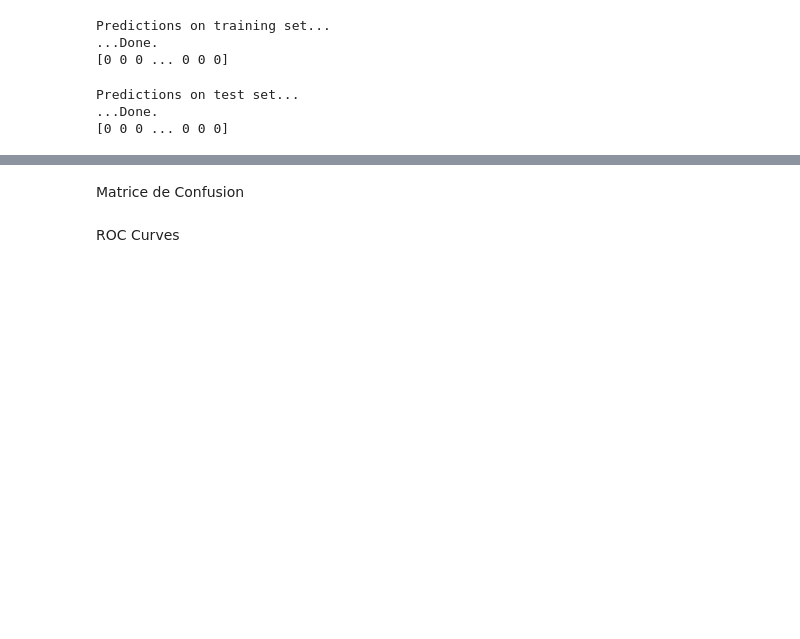
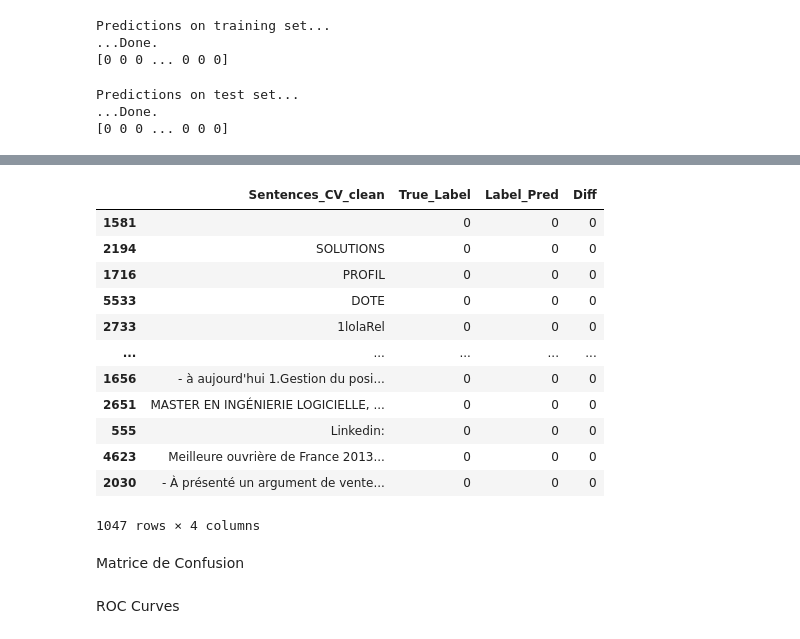
Before and after one commit to DanyNgn/Projet_BlindCV, a Jupyter notebook: Part_9_Code_BlindCV_Model_Random_Forest.ipynb, the cells around one changed output, grey strips where cells are left out. Drawn from its saved outputs; the diff is of its cells as text; code cells hidden in the pictures; blank space fills up the shorter version.

```diff
--- a/Part_9_Code_BlindCV_Model_Random_Forest.ipynb
+++ b/Part_9_Code_BlindCV_Model_Random_Forest.ipynb
@@ -301,0 +364,27 @@ f1-score on test set :  0.6666666666666665
+# %%
+def final_output(dataset_pred):
+    output = ""
+    for index, row in dataset_pred.iterrows():
+        if row["True_Label"] == 1:
+            output = output + row["Sentences_CV_clean"] + "\n"
+            dataset_pred.drop(index, inplace=True)
+
+    return dataset_pred
+# %%
+dataset_final = final_output(dataset_pred)
+# %%
+dataset_final
+# %% [output]
+|  | Sentences_CV_clean | True_Label | Label_Pred | Diff |
+| 1581 |  | 0 | 0 | 0 |
+| 2194 | SOLUTIONS | 0 | 0 | 0 |
+| 1716 | PROFIL | 0 | 0 | 0 |
+| 5533 | DOTE | 0 | 0 | 0 |
+| 2733 | 1lolaRel | 0 | 0 | 0 |
+| ... | ... | ... | ... | ... |
+| 1656 | - à aujourd'hui 1.Gestion du posi... | 0 | 0 | 0 |
+| 2651 | MASTER EN INGÉNIERIE LOGICIELLE, ... | 0 | 0 | 0 |
+| 555 | Linkedin: | 0 | 0 | 0 |
+| 4623 | Meilleure ouvrière de France 2013... | 0 | 0 | 0 |
+| 2030 | - À présenté un argument de vente... | 0 | 0 | 0 |
+1047 rows × 4 columns
```
Also changed, not shown: parts of 13 cells of this notebook.
